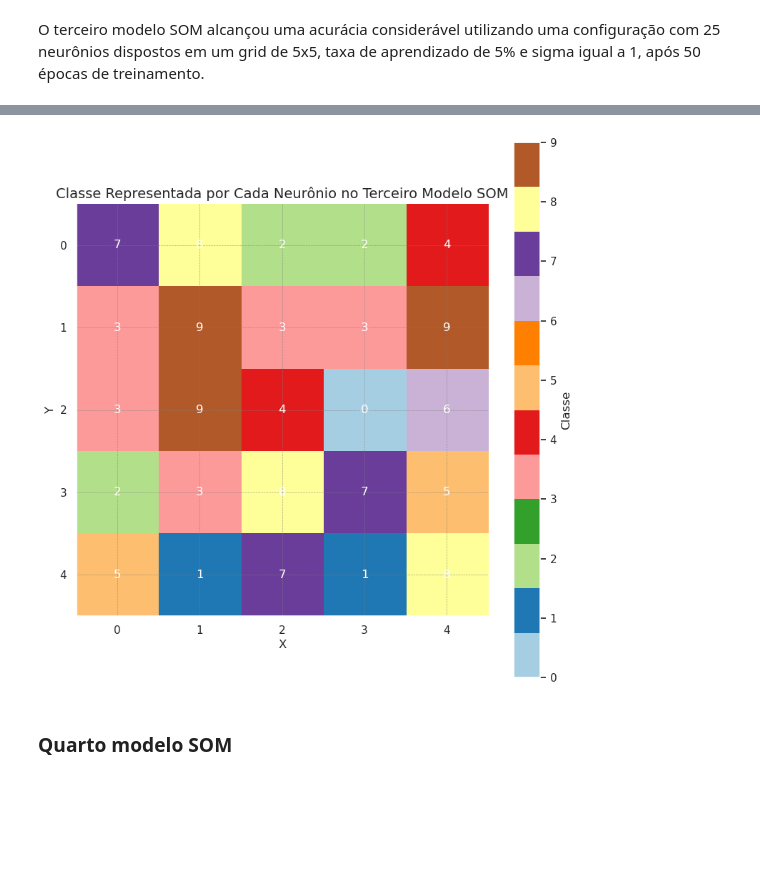
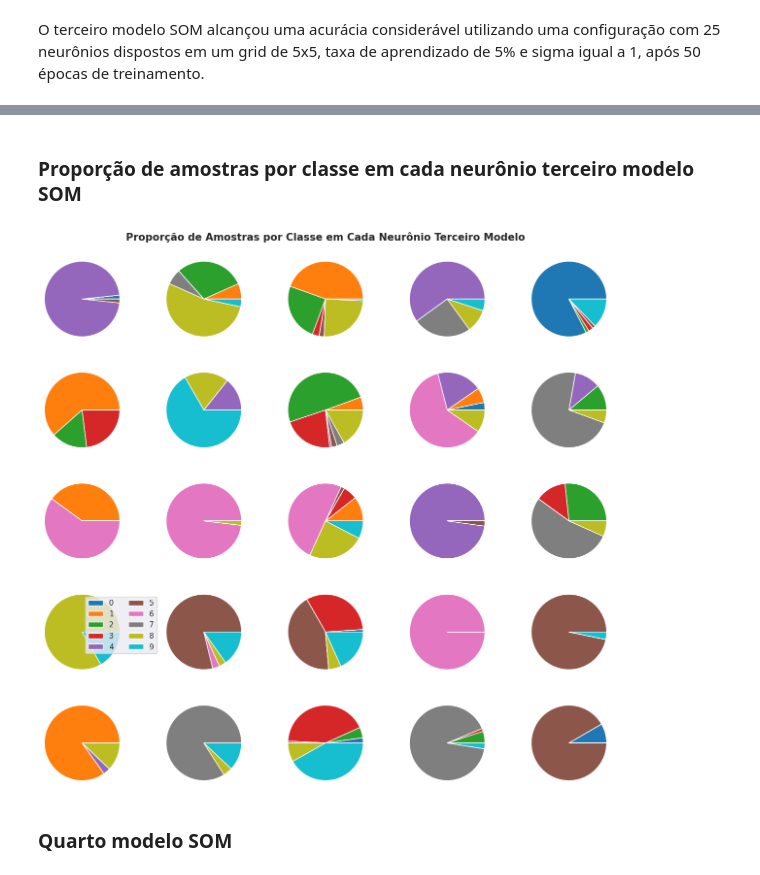
Before and after one commit to guipereira2/Projetos_RedesNeurais, a Jupyter notebook: Projeto 2 - Modelo não supervisionado/Projeto2.ipynb, the cells around one changed output, grey strips where cells are left out. Saved outputs shown, nothing was run; the diff lists cells and outputs as text; code cells hidden in the pictures; blank space fills up the shorter version.

```diff
--- a/Projeto 2 - Modelo não supervisionado/Projeto2.ipynb
+++ b/Projeto 2 - Modelo não supervisionado/Projeto2.ipynb
@@ -479,34 +456,26 @@ O terceiro modelo SOM alcançou uma acurácia considerável utilizando uma confi
-# %%
-# Mapeamento dos rótulos (utilizando o labels_map do pacote MINISOM)
-mapa_de_rotulos_3 = terceiro_modelo_som.labels_map(dados_treino_2, rotulos_treino_2)
-
-# Criar uma matriz 5x5 para armazenar as classes dominantes de cada neurônio
-classe_por_neuronio_3 = np.zeros((5, 5), dtype=int)  # Dimensão do SOM: 5x5
-
-# Iterar sobre os neurônios e identificar a classe dominante
-for (i, j), rotulo in mapa_de_rotulos_3.items():
-    # Encontrar a classe dominante para cada neurônio
-    classe_por_neuronio_3[i, j] = max(rotulo, key=rotulo.get)
-
-plt.figure(figsize=(8, 8))
-plt.imshow(classe_por_neuronio_3, cmap='Paired', origin='upper')
-
-# Adicionar os rótulos das classes no gráfico
-for i in range(5):  # Iterar sobre as linhas
-    for j in range(5):  # Iterar sobre as colunas
-        plt.text(j, i, str(classe_por_neuronio_3[i, j]),
-                 ha='center', va='center', color='white', fontsize=12)
-
-plt.colorbar(label="Classe") # Barra de cores indicando as classes
-plt.title("Classe Representada por Cada Neurônio no Terceiro Modelo SOM", fontsize=14)
-plt.xlabel("X")
-plt.ylabel("Y")
-plt.xticks(range(5))
-plt.yticks(range(5))
-plt.grid(color='gray', linestyle='--', linewidth=0.5, alpha=0.7)
-plt.tight_layout()
-# %% [output]
-[figure, removed]
+# %% [markdown]
+### Proporção de amostras por classe em cada neurônio terceiro modelo SOM
+# %%
+# Definir os rótulos das classes
+nomes_rotulos_2 = {i: str(i) for i in range(10)}  # Classes de 0 a 9
+
+# Obter o mapeamento de rótulos para os neurônios
+mapa_rotulos_2 = terceiro_modelo_som.labels_map(dados_treino_2, [nomes_rotulos_2[i] for i in rotulos_treino_2])
+
+plot = plt.figure(figsize=(12, 12))
+grid = gridspec.GridSpec(5, 5, plot)  # Grid para o SOM 5x5
+
+# Loop para plotar os gráficos
+for i in mapa_rotulos_2.keys():
+    j = [mapa_rotulos_2[i].get(rotulo, 0) for rotulo in nomes_rotulos_2.values()]
+    plt.subplot(grid[4 - i[1], i[0]], aspect=1)
+    plot, _ = plt.pie(j, colors=plt.cm.tab10.colors, radius=1.2)
+
+plt.legend(plot, nomes_rotulos_2.values(), bbox_to_anchor=(1.5, 1), loc="upper right", ncol=2)
+plt.suptitle("Proporção de Amostras por Classe em Cada Neurônio Terceiro Modelo", fontsize=15, fontweight='bold')
+plt.tight_layout()
+# %% [output]
+[figure, added]
 # %% [markdown]
 ### Quarto modelo SOM
 # %% [markdown]
```
Also changed, not shown: parts of 20 cells of this notebook.
